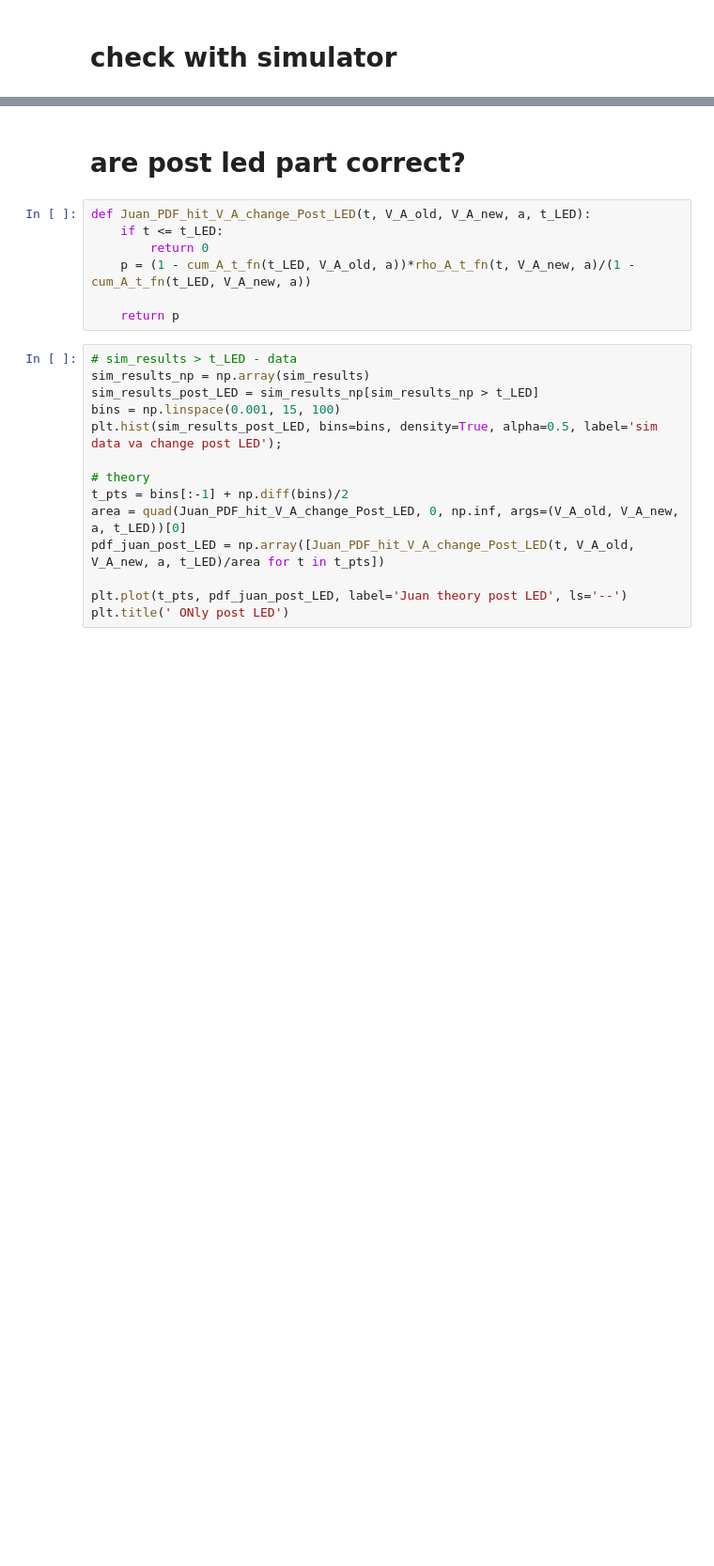
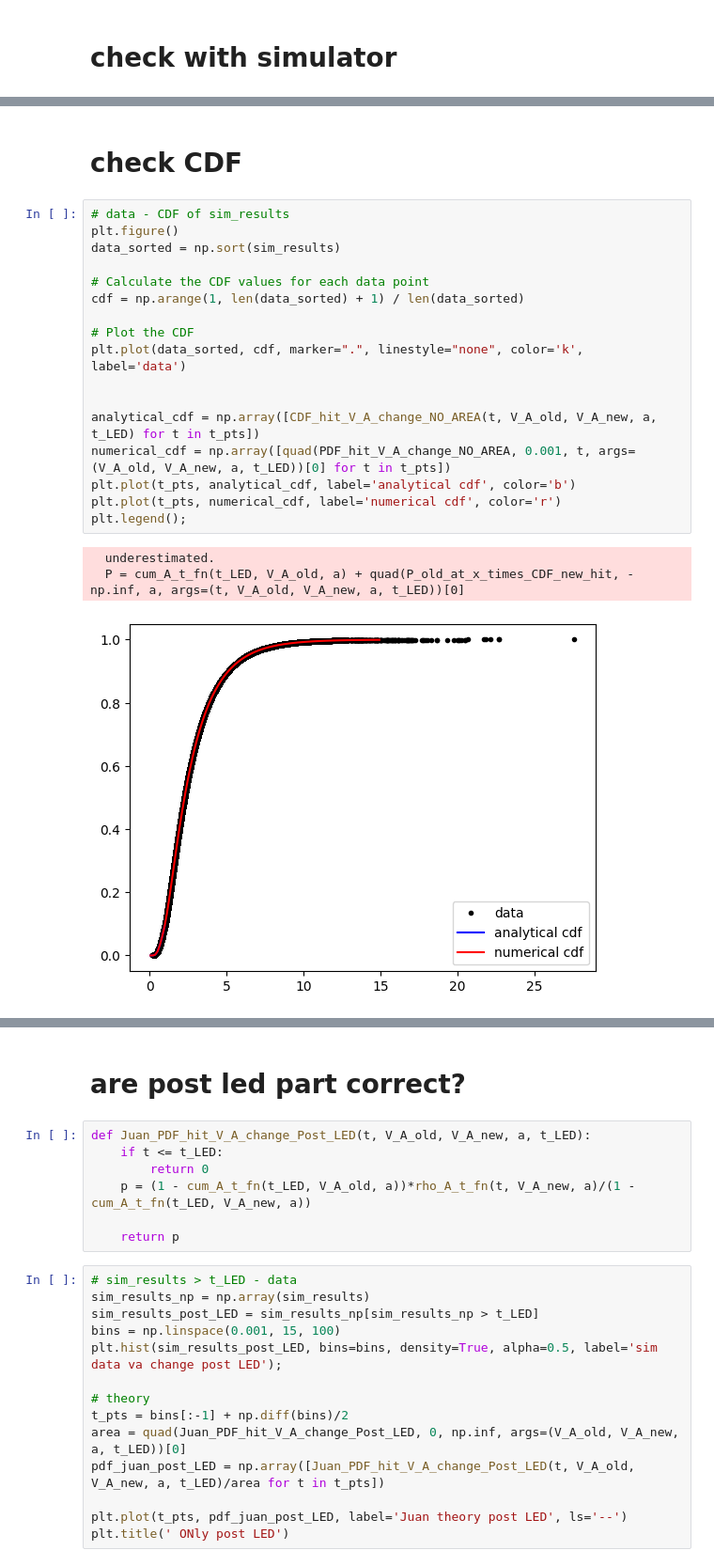
Before and after one commit to rakaar/ddm_data, a Jupyter notebook: fitting_aborts/single_bound_RT_when_V_A_change.ipynb, the cells around one changed output, grey strips where cells are left out. Shown at 94% size. Cells and saved outputs as stored; diff of their text form; blank space fills up the shorter version.

```diff
--- a/fitting_aborts/single_bound_RT_when_V_A_change.ipynb
+++ b/fitting_aborts/single_bound_RT_when_V_A_change.ipynb
@@ -150,0 +191,23 @@ plt.legend();
+# %% [markdown]
+# check CDF
+# %%
+# data - CDF of sim_results
+plt.figure()
+data_sorted = np.sort(sim_results)
+
+# Calculate the CDF values for each data point
+cdf = np.arange(1, len(data_sorted) + 1) / len(data_sorted)
+
+# Plot the CDF
+plt.plot(data_sorted, cdf, marker=".", linestyle="none", color='k', label='data')
+
+
+analytical_cdf = np.array([CDF_hit_V_A_change_NO_AREA(t, V_A_old, V_A_new, a, t_LED) for t in t_pts])
+numerical_cdf = np.array([quad(PDF_hit_V_A_change_NO_AREA, 0.001, t, args=(V_A_old, V_A_new, a, t_LED))[0] for t in t_pts])
+plt.plot(t_pts, analytical_cdf, label='analytical cdf', color='b')
+plt.plot(t_pts, numerical_cdf, label='numerical cdf', color='r')
+plt.legend();
+# %% [output]
+  underestimated.
+  P = cum_A_t_fn(t_LED, V_A_old, a) + quad(P_old_at_x_times_CDF_new_hit, -np.inf, a, args=(t, V_A_old, V_A_new, a, t_LED))[0]
+[figure, added]
```
Also changed, not shown: parts of 10 cells of this notebook.
